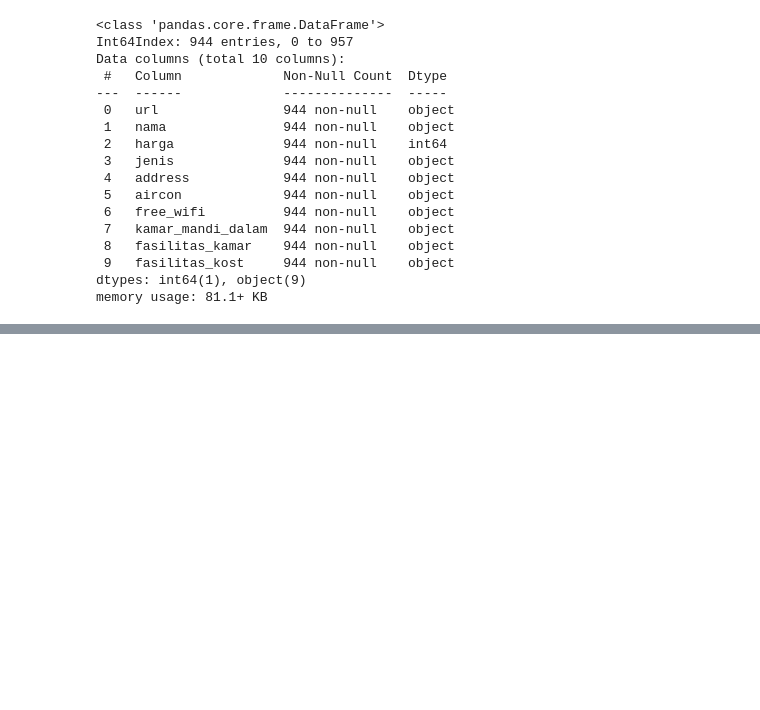
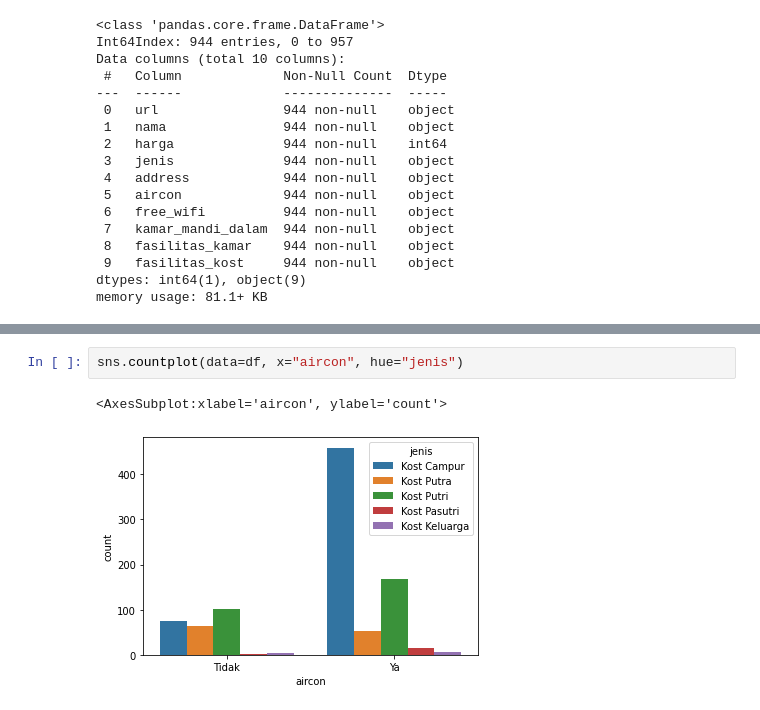
Before and after one commit to IrfanChairurrachman/scrapper, a Jupyter notebook: sewakost_scrapper.ipynb, the cells around one changed output, grey strips where cells are left out. Drawn from its saved outputs; the diff is of its cells as text; blank space fills up the shorter version.

```diff
--- a/sewakost_scrapper.ipynb
+++ b/sewakost_scrapper.ipynb
@@ -190,0 +228,5 @@ memory usage: 81.1+ KB
+# %%
+sns.countplot(data=df, x="aircon", hue="jenis")
+# %% [output]
+<AxesSubplot:xlabel='aircon', ylabel='count'>
+[figure, added]
```
Also changed, not shown: parts of 5 cells of this notebook.
